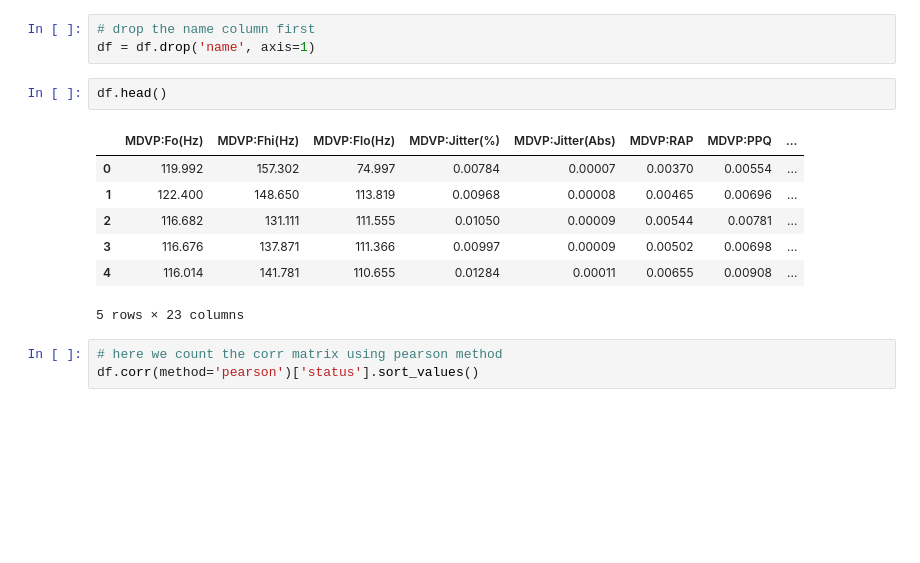
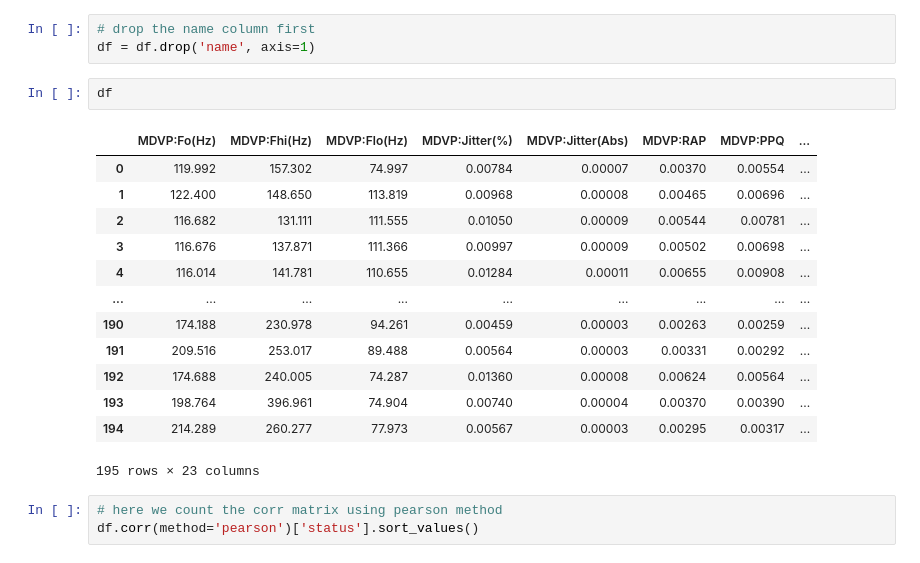
Before and after one commit to faridnec/parkinsons-disease-detection, a Jupyter notebook: dataset_analyzation.ipynb, the cells around one changed output. Drawn from its saved outputs; the diff is of its cells as text; blank space fills up the shorter version.

```diff
--- a/dataset_analyzation.ipynb
+++ b/dataset_analyzation.ipynb
@@ -71,15 +71,21 @@ Visualizing the correlation matrix using heatmaps helps in quickly identifying p
 # drop the name column first
 df = df.drop('name', axis=1)
 # %%
-df.head()
+df
 # %% [output]
 |  | MDVP:Fo(Hz) | MDVP:Fhi(Hz) | MDVP:Flo(Hz) | MDVP:Jitter(%) | MDVP:Jitter(Abs) | MDVP:RAP | MDVP:PPQ | ... |
 | 0 | 119.992 | 157.302 | 74.997 | 0.00784 | 0.00007 | 0.00370 | 0.00554 | ... |
 | 1 | 122.400 | 148.650 | 113.819 | 0.00968 | 0.00008 | 0.00465 | 0.00696 | ... |
 | 2 | 116.682 | 131.111 | 111.555 | 0.01050 | 0.00009 | 0.00544 | 0.00781 | ... |
 | 3 | 116.676 | 137.871 | 111.366 | 0.00997 | 0.00009 | 0.00502 | 0.00698 | ... |
 | 4 | 116.014 | 141.781 | 110.655 | 0.01284 | 0.00011 | 0.00655 | 0.00908 | ... |
+| ... | ... | ... | ... | ... | ... | ... | ... | ... |
+| 190 | 174.188 | 230.978 | 94.261 | 0.00459 | 0.00003 | 0.00263 | 0.00259 | ... |
+| 191 | 209.516 | 253.017 | 89.488 | 0.00564 | 0.00003 | 0.00331 | 0.00292 | ... |
+| 192 | 174.688 | 240.005 | 74.287 | 0.01360 | 0.00008 | 0.00624 | 0.00564 | ... |
+| 193 | 198.764 | 396.961 | 74.904 | 0.00740 | 0.00004 | 0.00370 | 0.00390 | ... |
+| 194 | 214.289 | 260.277 | 77.973 | 0.00567 | 0.00003 | 0.00295 | 0.00317 | ... |
-5 rows × 23 columns
+195 rows × 23 columns
 # %%
 # here we count the corr matrix using pearson method
 df.corr(method='pearson')['status'].sort_values()
```
Also changed, not shown: parts of 3 cells of this notebook, 1 other file.
